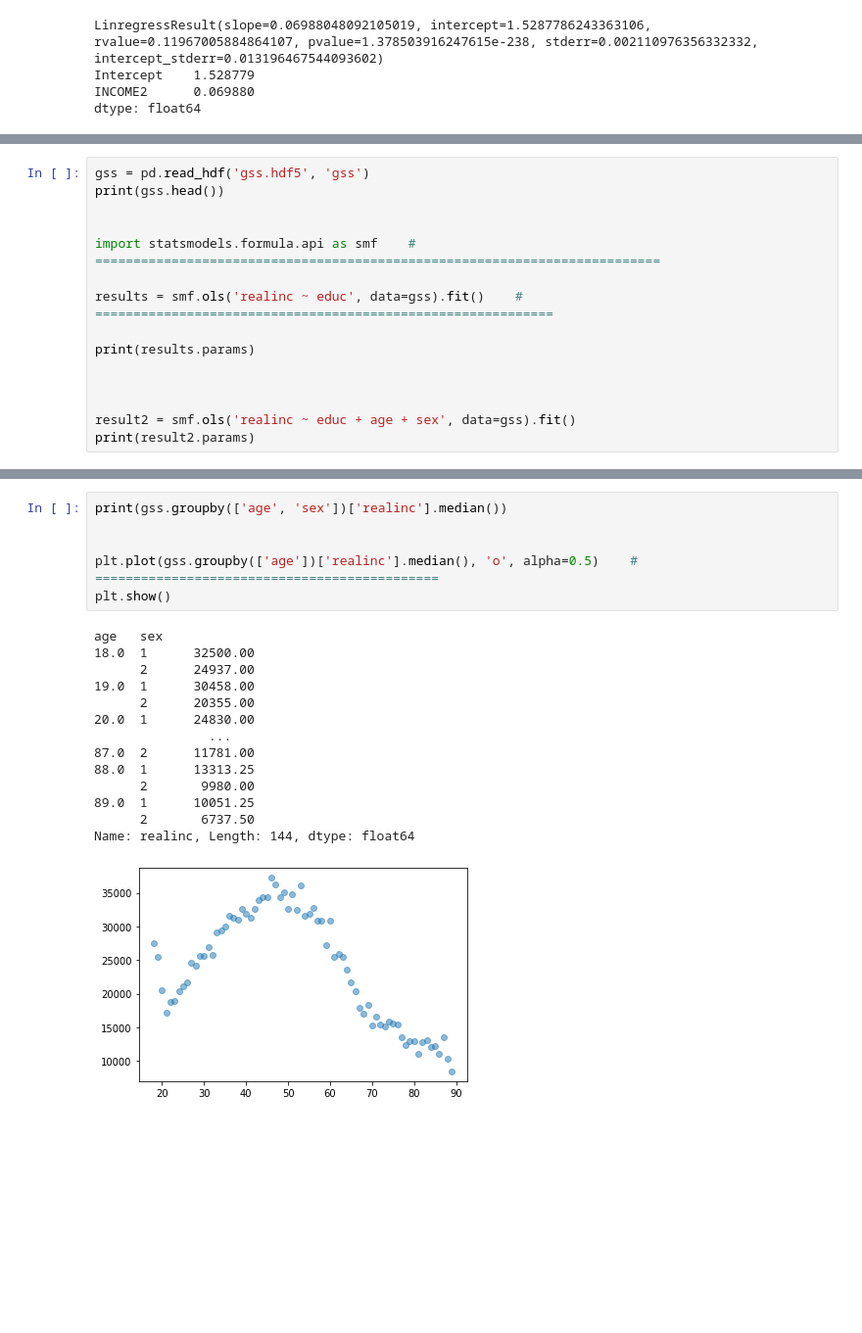
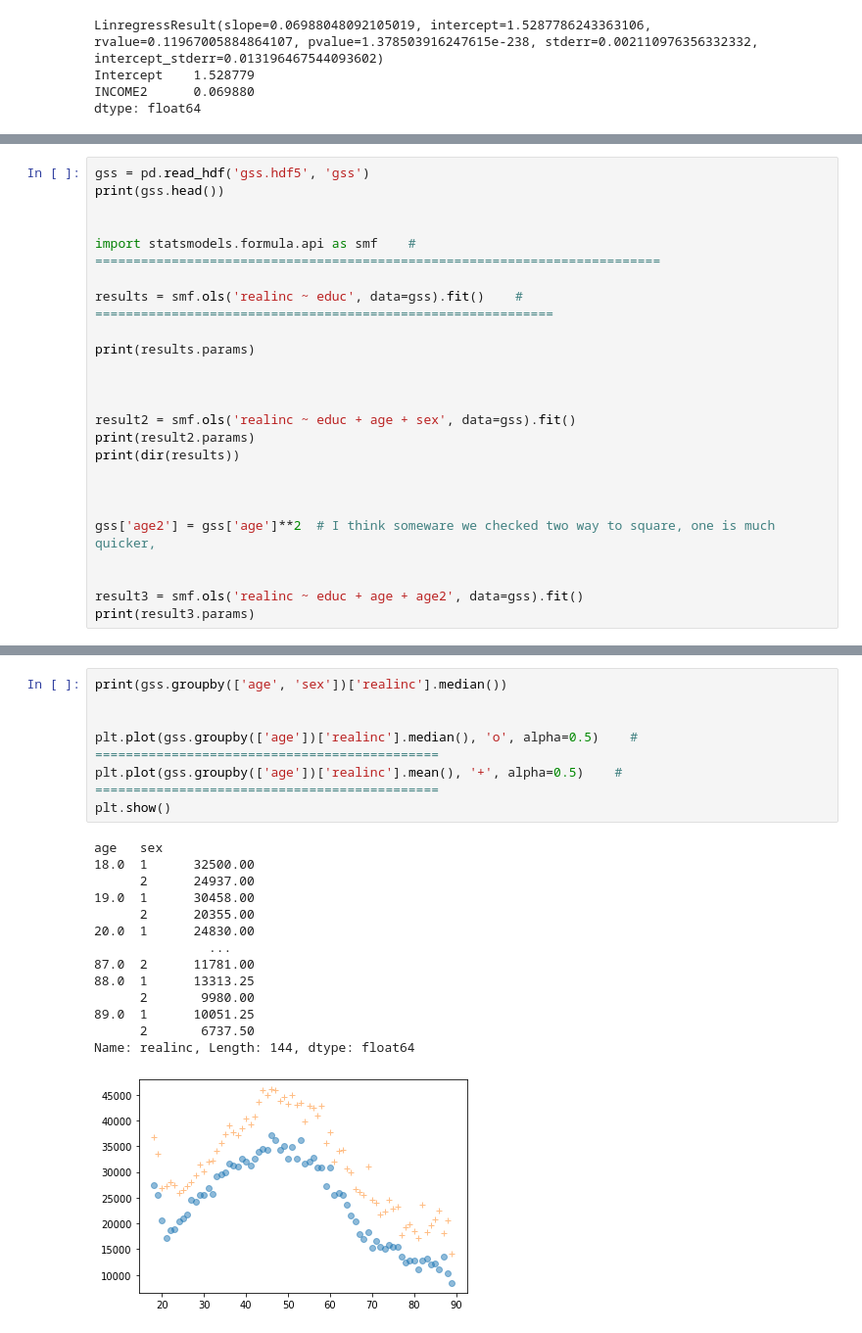
Before and after one commit to johnhhu2020/DataCamp-Data-Scientist-with-Python-Track, a Jupyter notebook: DataCamp Exploratory Data Analysis in Python.ipynb, the cells around one changed output, grey strips where cells are left out. Shown at 98% size. Drawn from its saved outputs; the diff is of its cells as text; blank space fills up the shorter version.

```diff
--- a/DataCamp Exploratory Data Analysis in Python.ipynb
+++ b/DataCamp Exploratory Data Analysis in Python.ipynb
@@ -2143,6 +2145,15 @@ print(results.params)
 
 result2 = smf.ols('realinc ~ educ + age + sex', data=gss).fit()
 print(result2.params)
+print(dir(results))
+
+
+
+gss['age2'] = gss['age']**2  # I think someware we checked two way to square, one is much quicker,
+
+
+result3 = smf.ols('realinc ~ educ + age + age2', data=gss).fit()
+print(result3.params)
 # %% [output]
    year   age  cohort  sex  race  educ  realinc  gunlaw  grass  wtssall
 0  1972  26.0  1946.0    1     1  18.0  13537.0     2.0    NaN   0.8893
@@ -2161,23 +2178,24 @@ dtype: float64
 # %%
 print(gss.groupby(['age', 'sex'])['realinc'].median())
 
 
 plt.plot(gss.groupby(['age'])['realinc'].median(), 'o', alpha=0.5)    # =============================================
+plt.plot(gss.groupby(['age'])['realinc'].mean(), '+', alpha=0.5)    # =============================================
 plt.show()
 # %% [output]
 age   sex
 18.0  1      32500.00
       2      24937.00
 19.0  1      30458.00
       2      20355.00
 20.0  1      24830.00
                ...
 87.0  2      11781.00
 88.0  1      13313.25
       2       9980.00
 89.0  1      10051.25
       2       6737.50
 Name: realinc, Length: 144, dtype: float64
-[figure, old version]
+[figure, new version]
 # %% [markdown]
 <img src="Screenshot from 2022-04-27 13-19-16.png"  width=600 height=600/>
```
Also changed, not shown: parts of 13 cells of this notebook.
